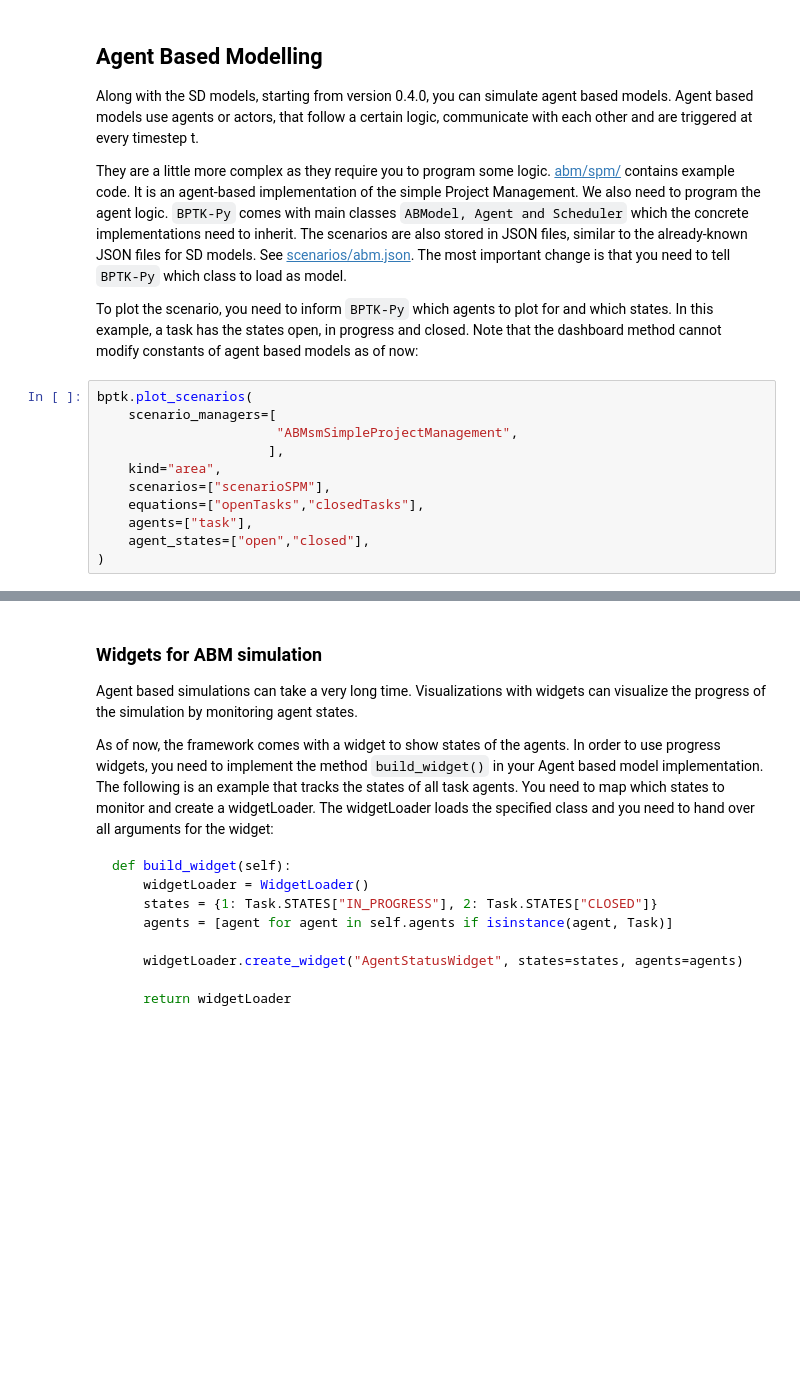
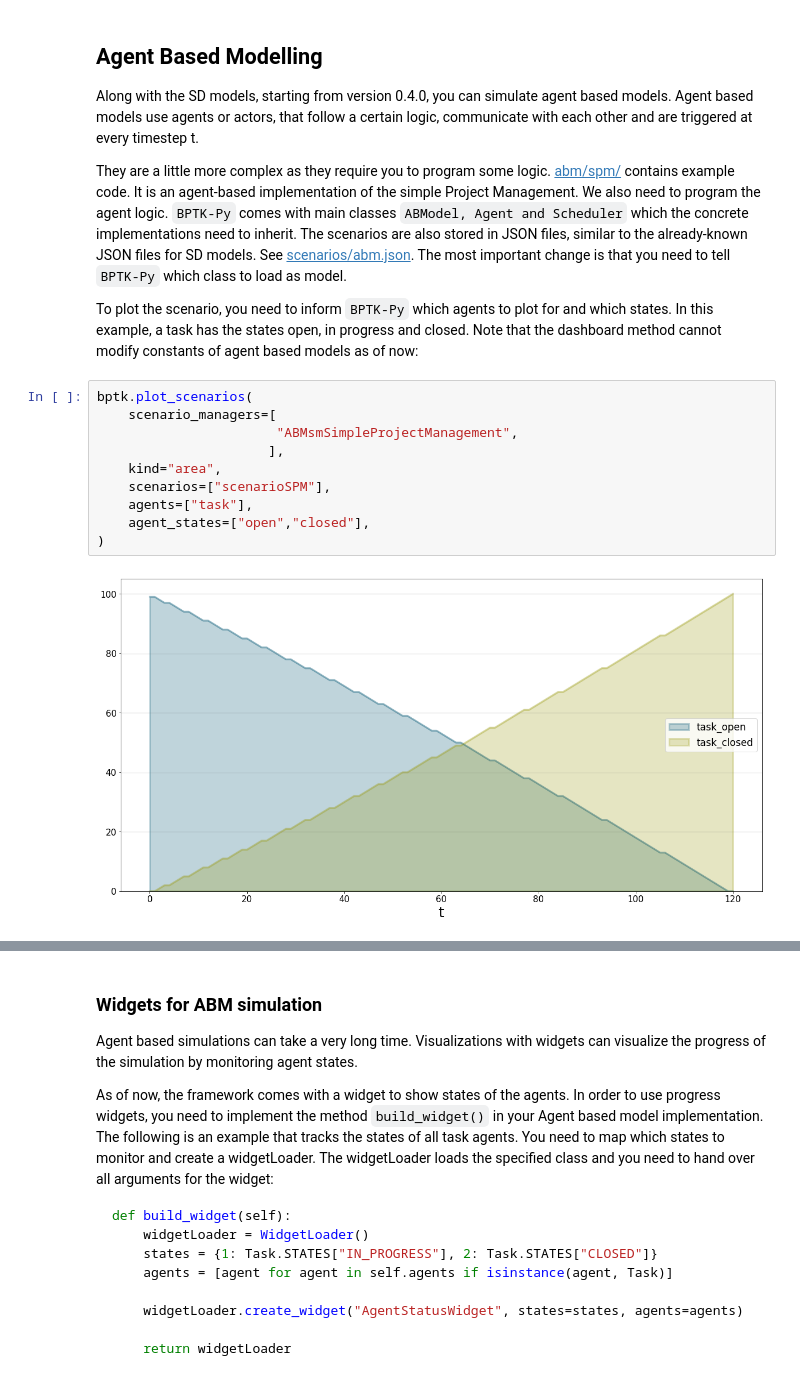
Before and after one commit to transentis/bptk_py_tutorial, a Jupyter notebook: bptk_py_in_depth.ipynb, the cells around one changed output, grey strips where cells are left out. Cells and saved outputs as stored; diff of their text form; blank space fills up the shorter version.

```diff
--- a/bptk_py_in_depth.ipynb
+++ b/bptk_py_in_depth.ipynb
@@ -770,11 +770,12 @@ To plot the scenario, you need to inform ``BPTK-Py`` which agents to plot for an
 # %%
 bptk.plot_scenarios(
     scenario_managers=[
                        "ABMsmSimpleProjectManagement",
                       ],
     kind="area",
     scenarios=["scenarioSPM"],
-    equations=["openTasks","closedTasks"],
     agents=["task"],
     agent_states=["open","closed"],
 )
+# %% [output]
+[figure, added]
```
Also changed, not shown: parts of 4 cells of this notebook, 5 other files.
